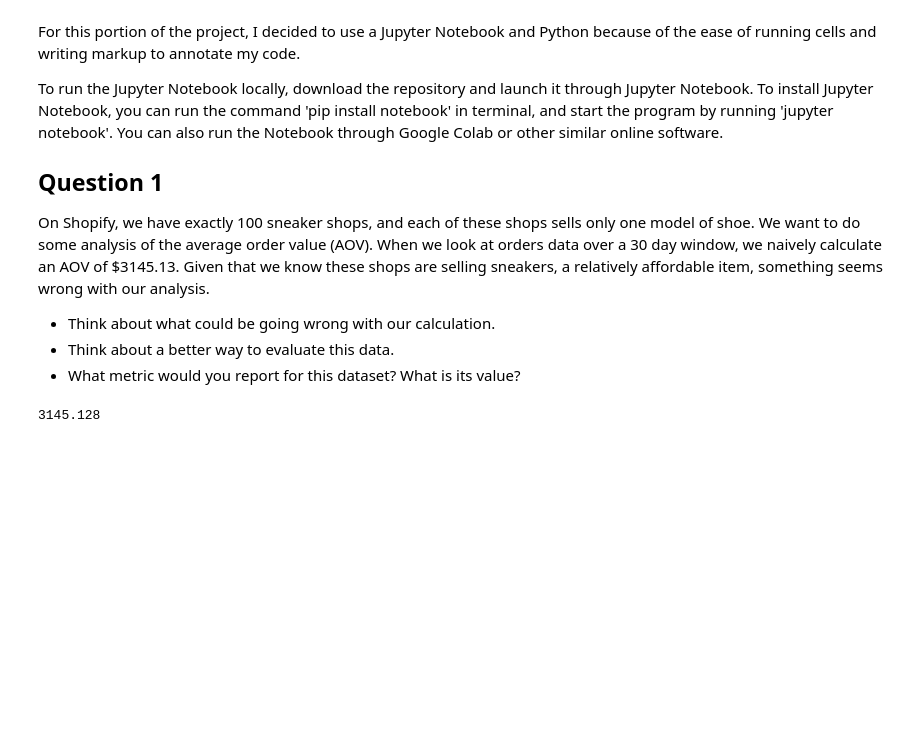
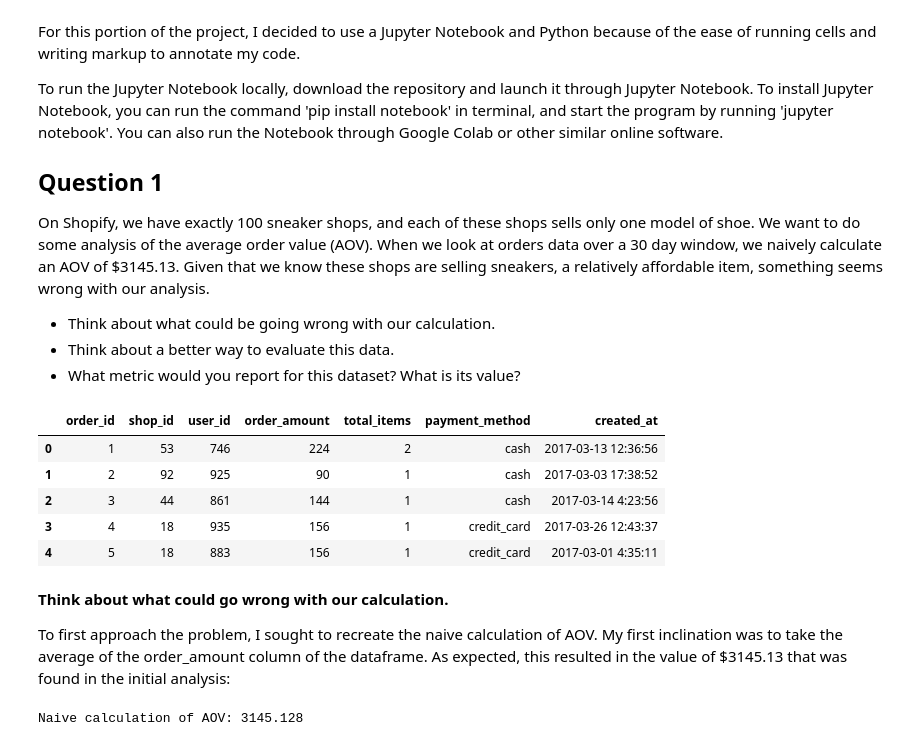
Before and after one commit to wgobrien/shopify-data-challenge, a Jupyter notebook: shopify_data_challenge.ipynb, the cells around one changed output. Cells and saved outputs as stored; diff of their text form; code cells hidden in the pictures; blank space fills up the shorter version.

```diff
--- a/shopify_data_challenge.ipynb
+++ b/shopify_data_challenge.ipynb
@@ -15,13 +15,28 @@ On Shopify, we have exactly 100 sneaker shops, and each of these shops sells onl
 - What metric would you report for this dataset? What is its value?
 # %%
 import pandas as pd
+pd.set_option('display.max_rows', None)
 import numpy as np
 import matplotlib.pyplot as plt
 %matplotlib inline
 # %%
 # read in csv
-df = pd.read_csv("shopify_data.csv")
+orders = pd.read_csv("shopify_data.csv")
 
-df.order_amount.mean()
+orders.head()
 # %% [output]
-3145.128
+|  | order_id | shop_id | user_id | order_amount | total_items | payment_method | created_at |
+| 0 | 1 | 53 | 746 | 224 | 2 | cash | 2017-03-13 12:36:56 |
+| 1 | 2 | 92 | 925 | 90 | 1 | cash | 2017-03-03 17:38:52 |
+| 2 | 3 | 44 | 861 | 144 | 1 | cash | 2017-03-14 4:23:56 |
+| 3 | 4 | 18 | 935 | 156 | 1 | credit_card | 2017-03-26 12:43:37 |
+| 4 | 5 | 18 | 883 | 156 | 1 | credit_card | 2017-03-01 4:35:11 |
+# %% [markdown]
+**Think about what could go wrong with our calculation.**
+
+To first approach the problem, I sought to recreate the naive calculation of AOV. My first inclination was to take the average of the order_amount column of the dataframe. As expected, this resulted in the value of $3145.13 that was found in the initial analysis:
+# %%
+aov = orders.order_amount.mean()
+print(f"Naive calculation of AOV: {aov}")
+# %% [output]
+Naive calculation of AOV: 3145.128
```
Also changed, not shown: parts of 17 cells of this notebook.
